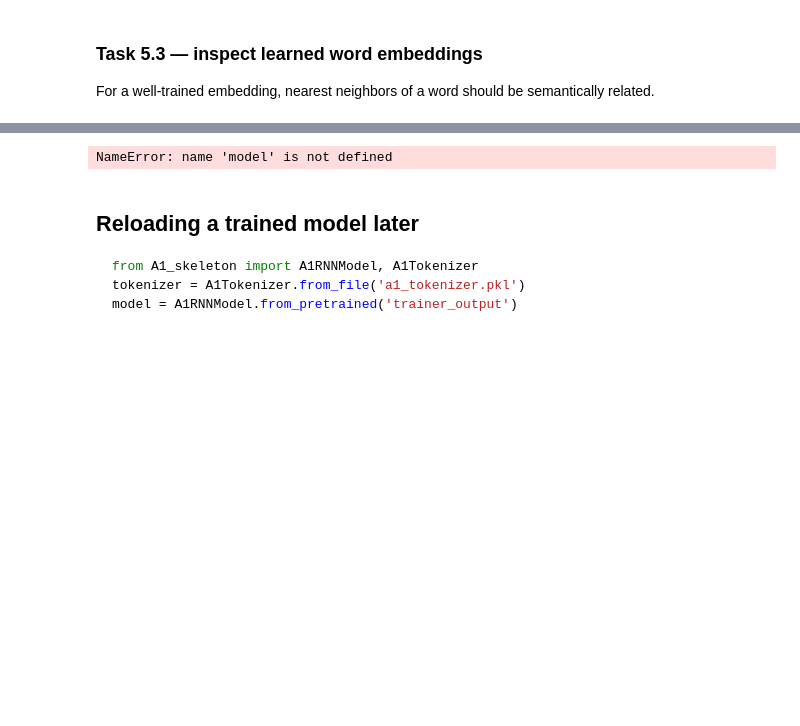
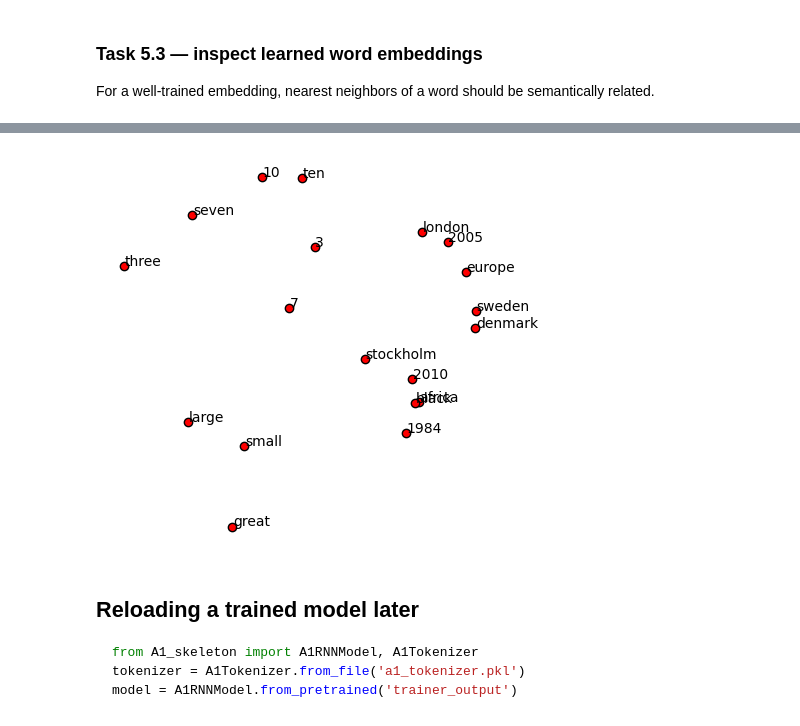
Before and after one commit to dmw1998/WASP_DL4NLP26, a Jupyter notebook: Assignments/A1/a1_1/assignment1.ipynb, the cells around one changed output, grey strips where cells are left out. Saved outputs shown, nothing was run; the diff lists cells and outputs as text; code cells hidden in the pictures; blank space fills up the shorter version.

```diff
--- a/Assignments/A1/a1_1/assignment1.ipynb
+++ b/Assignments/A1/a1_1/assignment1.ipynb
@@ -407,22 +405,21 @@ neighbors of 'king':
 # %%
-# Optional: 2D PCA scatterplot of selected embeddings.
 import numpy as np
 import matplotlib.pyplot as plt
 from sklearn.decomposition import TruncatedSVD
 
 def plot_embeddings_pca(emb, inv_voc, words):
     vectors = np.vstack([emb.weight[inv_voc[w]].cpu().detach().numpy() for w in words])
     vectors -= vectors.mean(axis=0)
     twodim = TruncatedSVD(n_components=2).fit_transform(vectors)
     plt.figure(figsize=(5,5))
     plt.scatter(twodim[:,0], twodim[:,1], edgecolors='k', c='r')
     for word, (x,y) in zip(words, twodim):
         plt.text(x+0.02, y, word)
     plt.axis('off')
 
-plot_embeddings_pca(model[0], ppl, ['sweden', 'denmark', 'europe', 'africa', 'london', 'stockholm', 'large', 'small', 'great', 'black', '3', '7', '10', 'seven', 'three', 'ten', '1984', '2005', '2010'])
+plot_embeddings_pca(model.embedding, tokenizer.str_to_int, ['sweden', 'denmark', 'europe', 'africa', 'london', 'stockholm', 'large', 'small', 'great', 'black', '3', '7', '10', 'seven', 'three', 'ten', '1984', '2005', '2010'])
 # %% [output]
-NameError: name 'model' is not defined
+[figure, added]
 # %% [markdown]
 ## Reloading a trained model later
 
```
Also changed, not shown: parts of 6 cells of this notebook, 2 other files.
